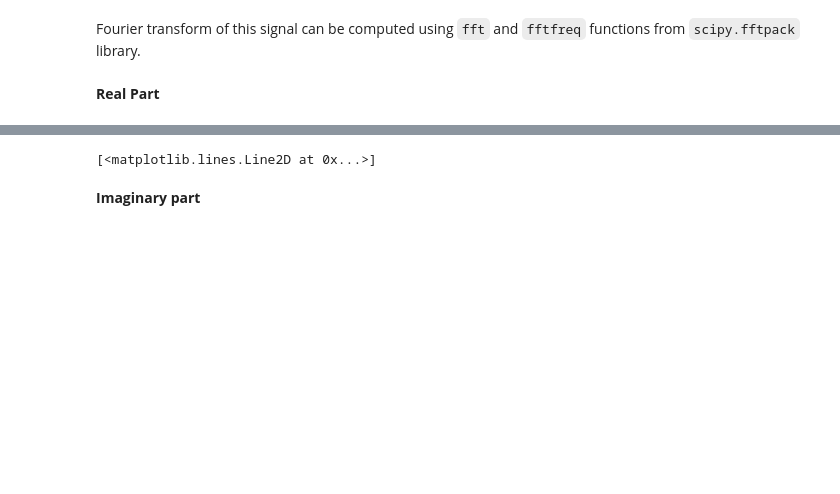
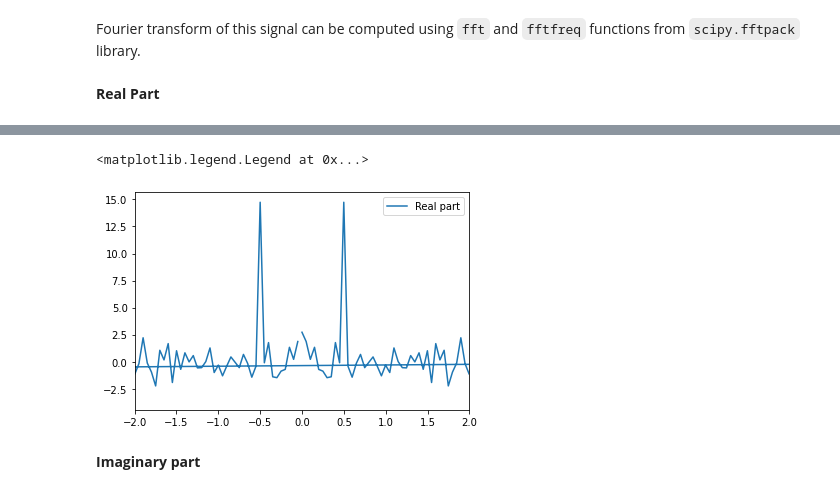
Before and after one commit to Ecole-Femto-2021/CrashCourse, a Jupyter notebook: PythonReadersDigest.ipynb, the cells around one changed output, grey strips where cells are left out. Cells and saved outputs as stored; diff of their text form; code cells hidden in the pictures; blank space fills up the shorter version.

```diff
--- a/PythonReadersDigest.ipynb
+++ b/PythonReadersDigest.ipynb
@@ -832,4 +965,6 @@ freq=fftfreq(np.shape(fft_sin)[0],d=pas_t) # Associated frequencies
 # %%
 plt.figure()
 plt.plot(freq,fft_sin.real,label="Real part")
+plt.xlim([-2, 2])
+plt.legend()
 # %% [output]
@@ -838,4 +971,5 @@ plt.plot(freq,fft_sin.real,label="Real part")
-[<matplotlib.lines.Line2D at 0x...>]
+<matplotlib.legend.Legend at 0x...>
+[figure, added]
 # %% [markdown]
 <b>Imaginary part</b>
 # %%
```
Also changed, not shown: parts of 95 cells of this notebook.
